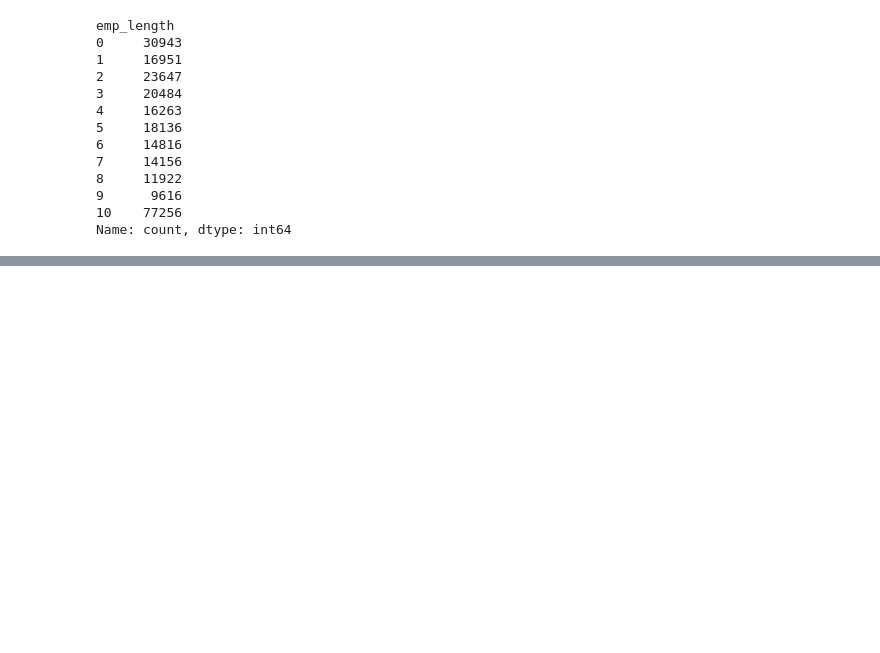
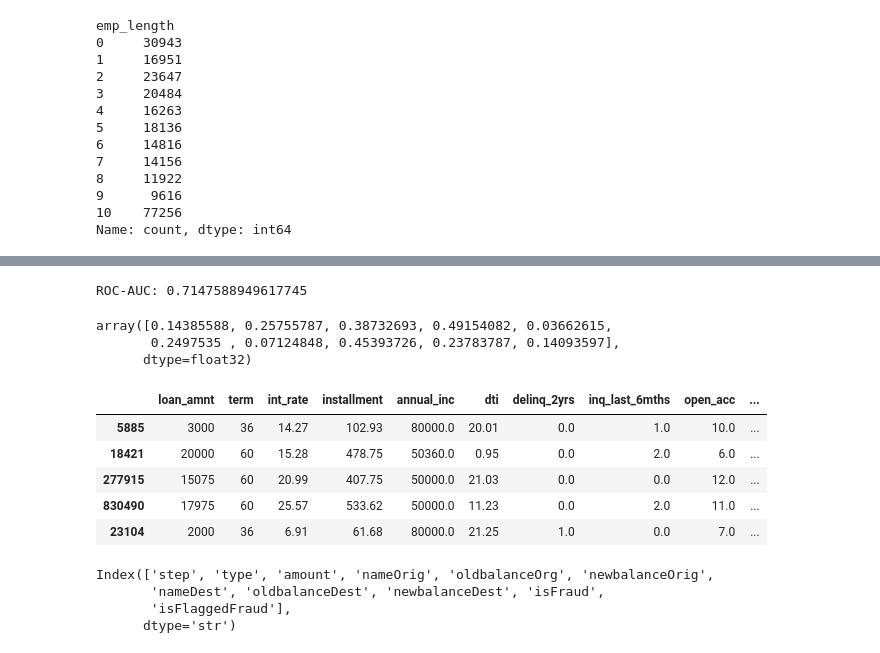
Before and after one commit to adeokamate/hybrid-credit-risk-app, a Jupyter notebook: credit risk assesment.ipynb, the cells around one changed output, grey strips where cells are left out. Cells and saved outputs as stored; diff of their text form; code cells hidden in the pictures; blank space fills up the shorter version.

```diff
--- a/credit risk assesment.ipynb
+++ b/credit risk assesment.ipynb
@@ -295,0 +309,15 @@ df['x_train']
+# %%
+from xgboost import XGBClassifier
+
+model_a = XGBClassifier(
+    n_estimators=200,
+    max_depth=6,
+    learning_rate=0.05,
+    subsample=0.8,
+    colsample_bytree=0.8,
+    objective="binary:logistic",
+    eval_metric="auc",
+    random_state=42
+)
+
+model_a.fit(X_train, y_train)
@@ -295,0 +336,32 @@ df['x_train']
+# %%
+# Get Probability Output (THIS is our goal)
+y_probs = model_a.predict_proba(X_test)[:, 1]
+default_probs = model_a.predict_proba(X_test)[:, 1]
+# %%
+#Evaluate (keep it simple)
+from sklearn.metrics import roc_auc_score
+
+auc = roc_auc_score(y_test, y_probs)
+print("ROC-AUC:", auc)
+# %% [output]
+ROC-AUC: 0.7147588949617745
+# %%
+#Quick check
+y_probs[:10]
+# %% [output]
+array([0.14385588, 0.25755787, 0.38732693, 0.49154082, 0.03662615,
+       0.2497535 , 0.07124848, 0.45393726, 0.23783787, 0.14093597],
+      dtype=float32)
+# %%
+results = X_test.copy()
+results["actual"] = y_test.values
+results["default_probability"] = y_probs
+
+results.head()
+# %% [output]
+|  | loan_amnt | term | int_rate | installment | annual_inc | dti | delinq_2yrs | inq_last_6mths | open_acc | ... |
+| 5885 | 3000 | 36 | 14.27 | 102.93 | 80000.0 | 20.01 | 0.0 | 1.0 | 10.0 | ... |
+| 18421 | 20000 | 60 | 15.28 | 478.75 | 50360.0 | 0.95 | 0.0 | 2.0 | 6.0 | ... |
+| 277915 | 15075 | 60 | 20.99 | 407.75 | 50000.0 | 21.03 | 0.0 | 0.0 | 12.0 | ... |
+| 830490 | 17975 | 60 | 25.57 | 533.62 | 50000.0 | 11.23 | 0.0 | 2.0 | 11.0 | ... |
+| 23104 | 2000 | 36 | 6.91 | 61.68 | 80000.0 | 21.25 | 1.0 | 0.0 | 7.0 | ... |
@@ -295,0 +373,8 @@ df['x_train']
+# %%
+df2 = pd.read_csv('momo.csv')
+df2.columns
+# %% [output]
+Index(['step', 'type', 'amount', 'nameOrig', 'oldbalanceOrg', 'newbalanceOrig',
+       'nameDest', 'oldbalanceDest', 'newbalanceDest', 'isFraud',
+       'isFlaggedFraud'],
+      dtype='str')
```
Also changed, not shown: parts of 18 cells of this notebook.
